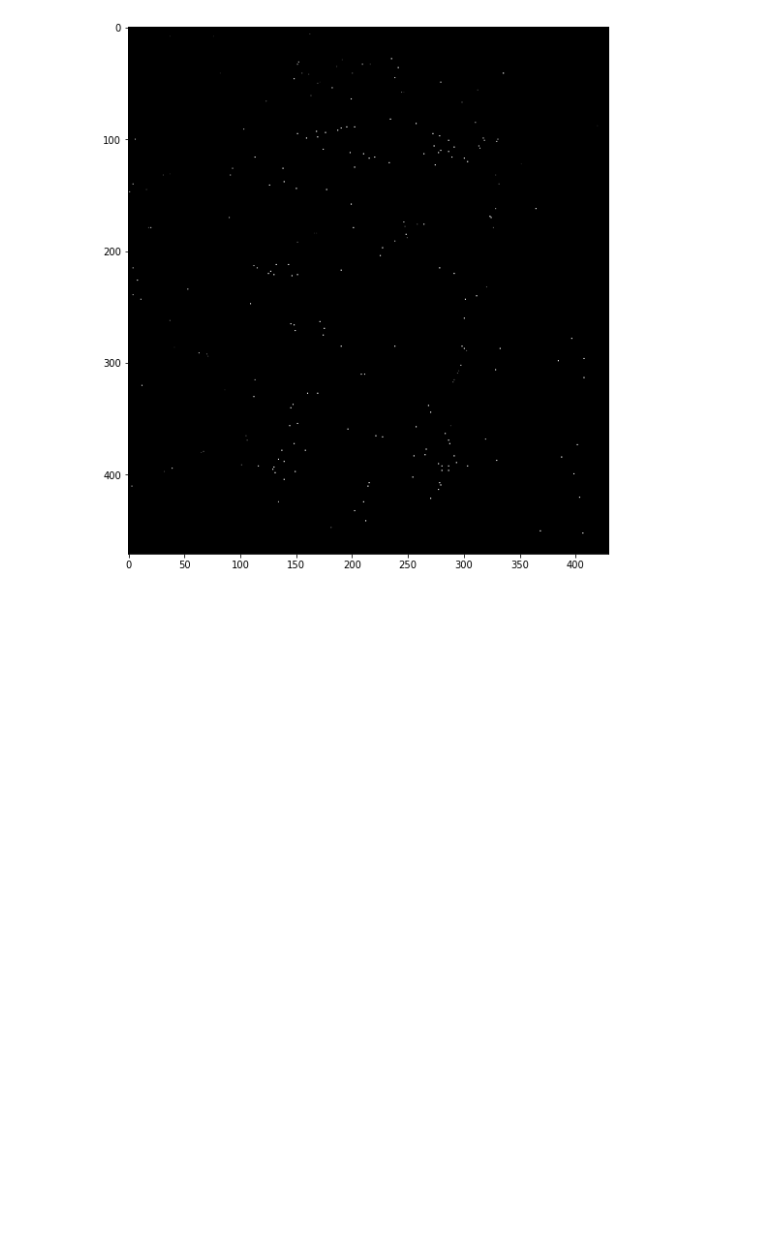
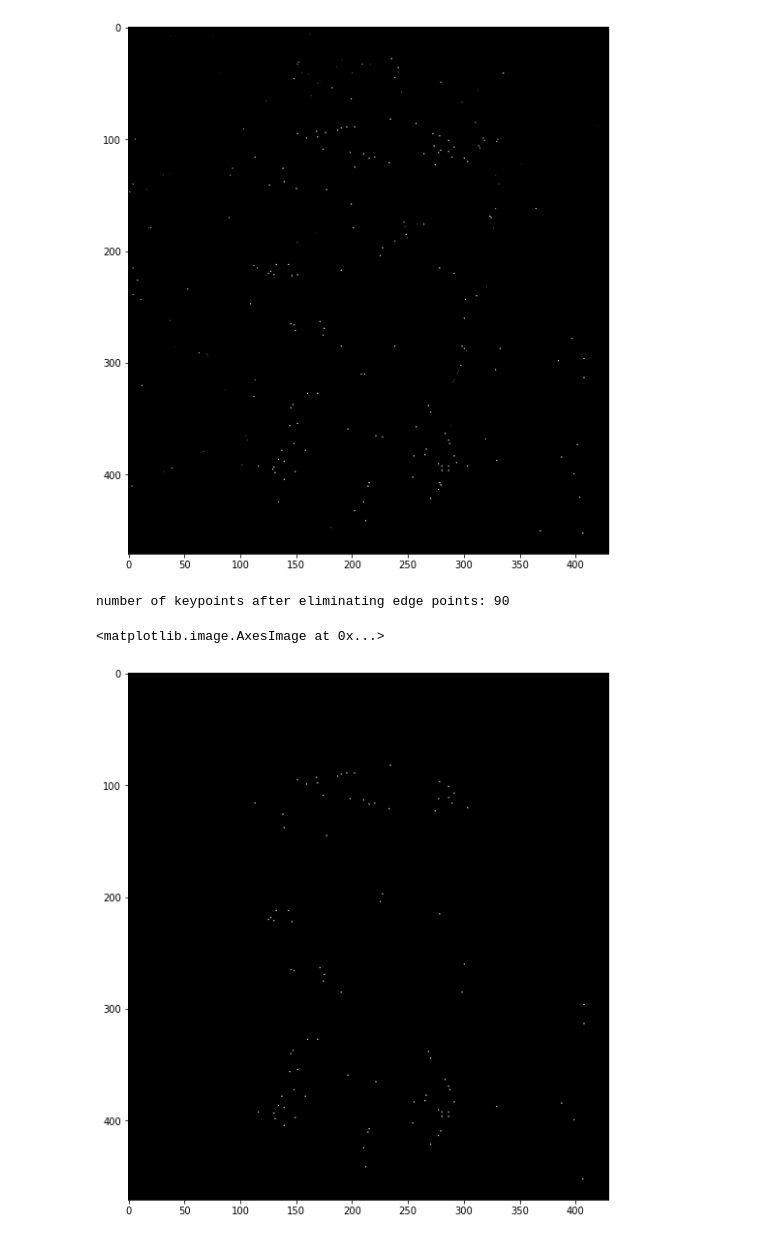
Before and after one commit to WTS012201/CompVis, a Jupyter notebook: ImageStitching/sift.ipynb, the cells around one changed output. Cells and saved outputs as stored; diff of their text form; code cells hidden in the pictures; blank space fills up the shorter version.

Commit message:
filter edges

```diff
--- a/ImageStitching/sift.ipynb
+++ b/ImageStitching/sift.ipynb
@@ -71,3 +71,15 @@ plt.imshow(refined_map, cmap="gray")
 number of keypoints after refinement: 229
 <matplotlib.image.AxesImage at 0x...>
 [figure]
+# %%
+# They use r=5 in the original paper,
+# but for demonstration I chose a very extreme value
+refined_map, elim_edge = utils.elim_edge_responses(DoGs, refined, r=1.001)
+print(f"number of keypoints after eliminating edge points: {len(elim_edge)}")
+
+plt.figure(figsize=(10, 10))
+plt.imshow(refined_map, cmap="gray")
+# %% [output]
+number of keypoints after eliminating edge points: 90
+<matplotlib.image.AxesImage at 0x...>
+[figure, added]
```
Also changed, not shown: parts of 1 cell of this notebook, 3 other files.
